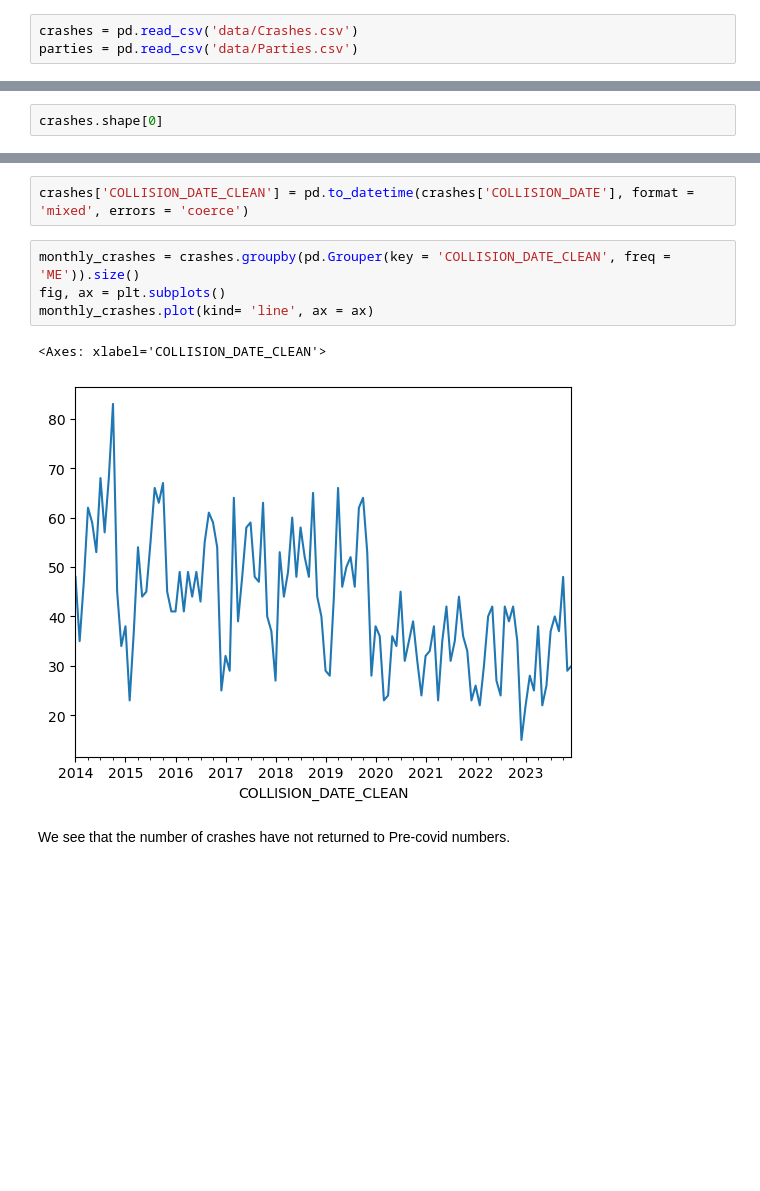
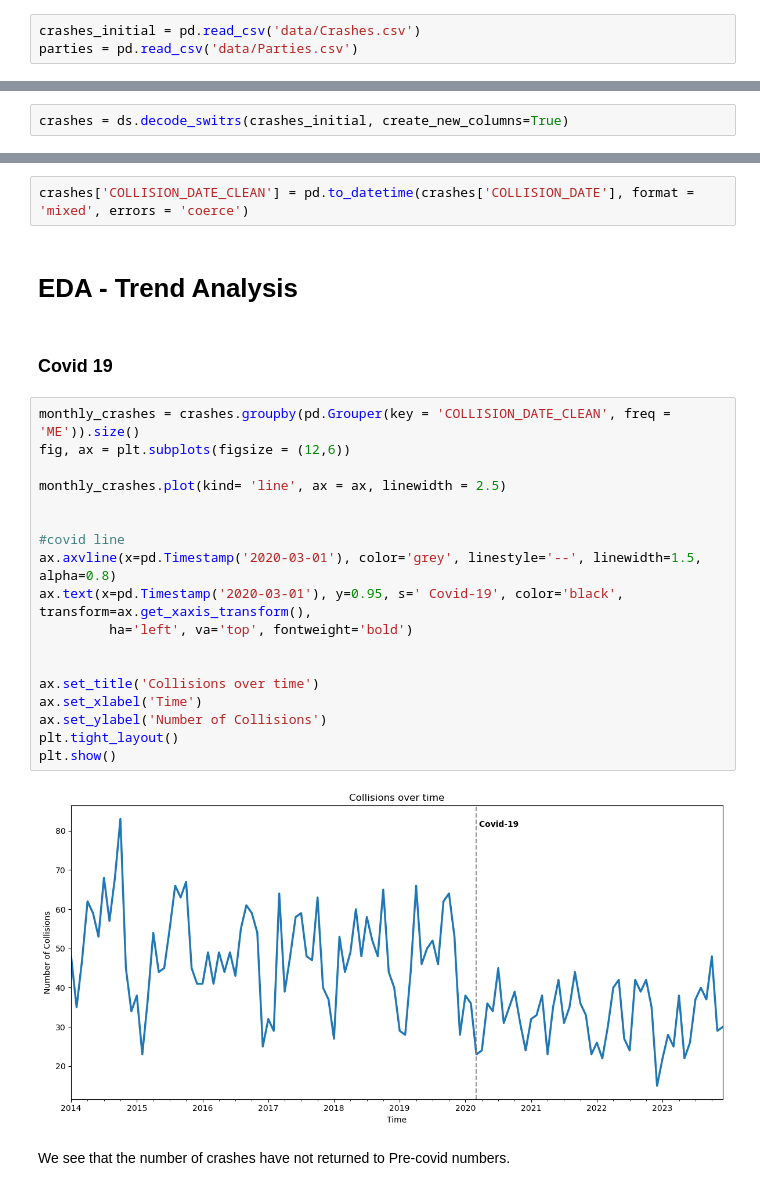
Before and after one commit to UCB-stat-159-f25/final-group07, a Jupyter notebook: data_exploration.ipynb, the cells around one changed output, grey strips where cells are left out. Cells and saved outputs as stored; diff of their text form; blank space fills up the shorter version.

```diff
--- a/data_exploration.ipynb
+++ b/data_exploration.ipynb
@@ -9,4 +12,4 @@ warnings.filterwarnings('ignore')
 # %%
-crashes = pd.read_csv('data/Crashes.csv')
+crashes_initial = pd.read_csv('data/Crashes.csv')
 parties = pd.read_csv('data/Parties.csv')
 # %%
@@ -32,3 +27,3 @@ memory usage: 3.1+ MB
 # %%
-crashes.shape[0]
+crashes = ds.decode_switrs(crashes_initial, create_new_columns=True)
 # %% [output]
@@ -57,12 +59,29 @@ dtype: int64
 None of the missing data is pertinent to our analysis, so we will not drop any records for missing this inofrmation.
 # %%
 crashes['COLLISION_DATE_CLEAN'] = pd.to_datetime(crashes['COLLISION_DATE'], format = 'mixed', errors = 'coerce')
+# %% [markdown]
+# EDA - Trend Analysis
+# %% [markdown]
+### Covid 19
 # %%
 monthly_crashes = crashes.groupby(pd.Grouper(key = 'COLLISION_DATE_CLEAN', freq = 'ME')).size()
-fig, ax = plt.subplots()
-monthly_crashes.plot(kind= 'line', ax = ax)
+fig, ax = plt.subplots(figsize = (12,6))
+
+monthly_crashes.plot(kind= 'line', ax = ax, linewidth = 2.5)
+
+
+#covid line
+ax.axvline(x=pd.Timestamp('2020-03-01'), color='grey', linestyle='--', linewidth=1.5, alpha=0.8)
+ax.text(x=pd.Timestamp('2020-03-01'), y=0.95, s=' Covid-19', color='black', transform=ax.get_xaxis_transform(),
+         ha='left', va='top', fontweight='bold')
+
+
+ax.set_title('Collisions over time')
+ax.set_xlabel('Time')
+ax.set_ylabel('Number of Collisions')
+plt.tight_layout()
+plt.show()
 # %% [output]
-<Axes: xlabel='COLLISION_DATE_CLEAN'>
-[figure, old version]
+[figure, new version]
 # %% [markdown]
 We see that the number of crashes have not returned to Pre-covid numbers.
```
Also changed, not shown: parts of 15 cells of this notebook, 3 other files.
